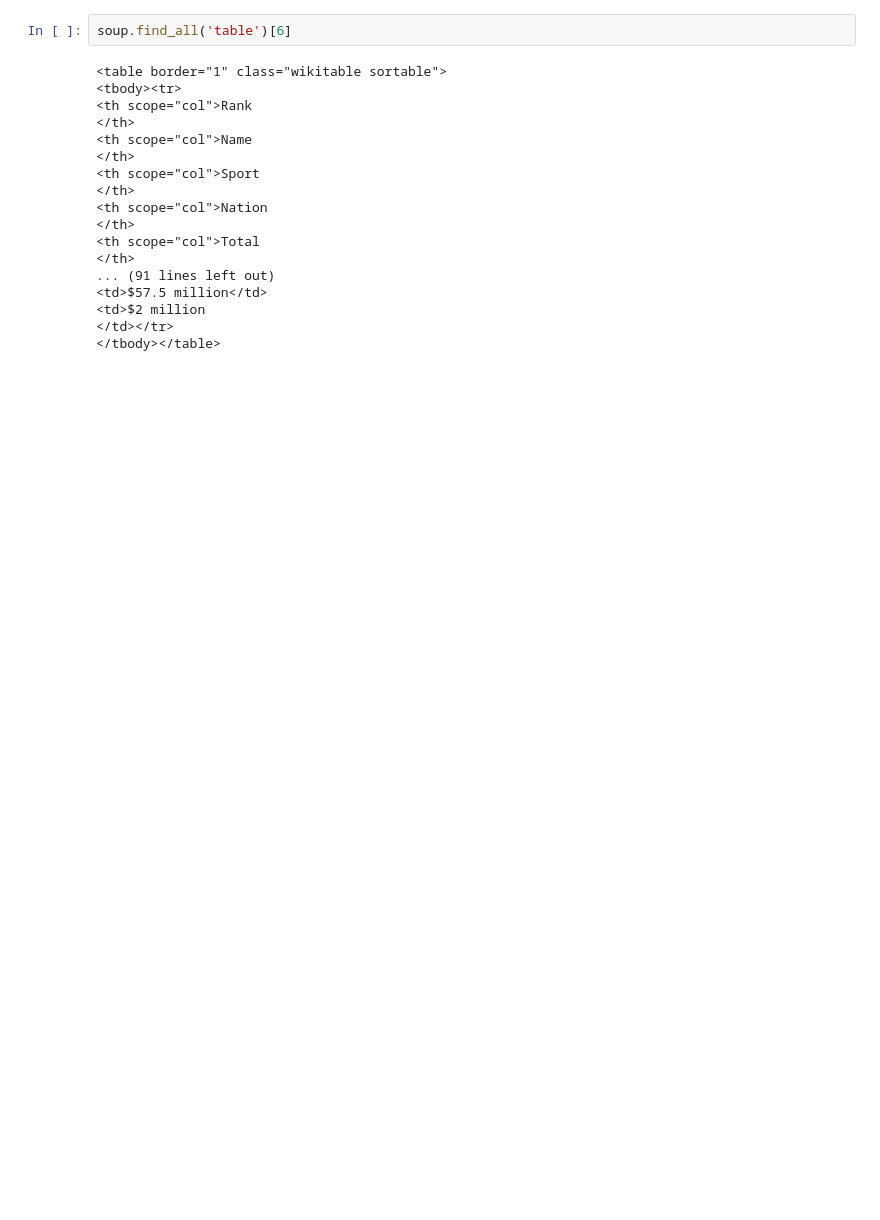
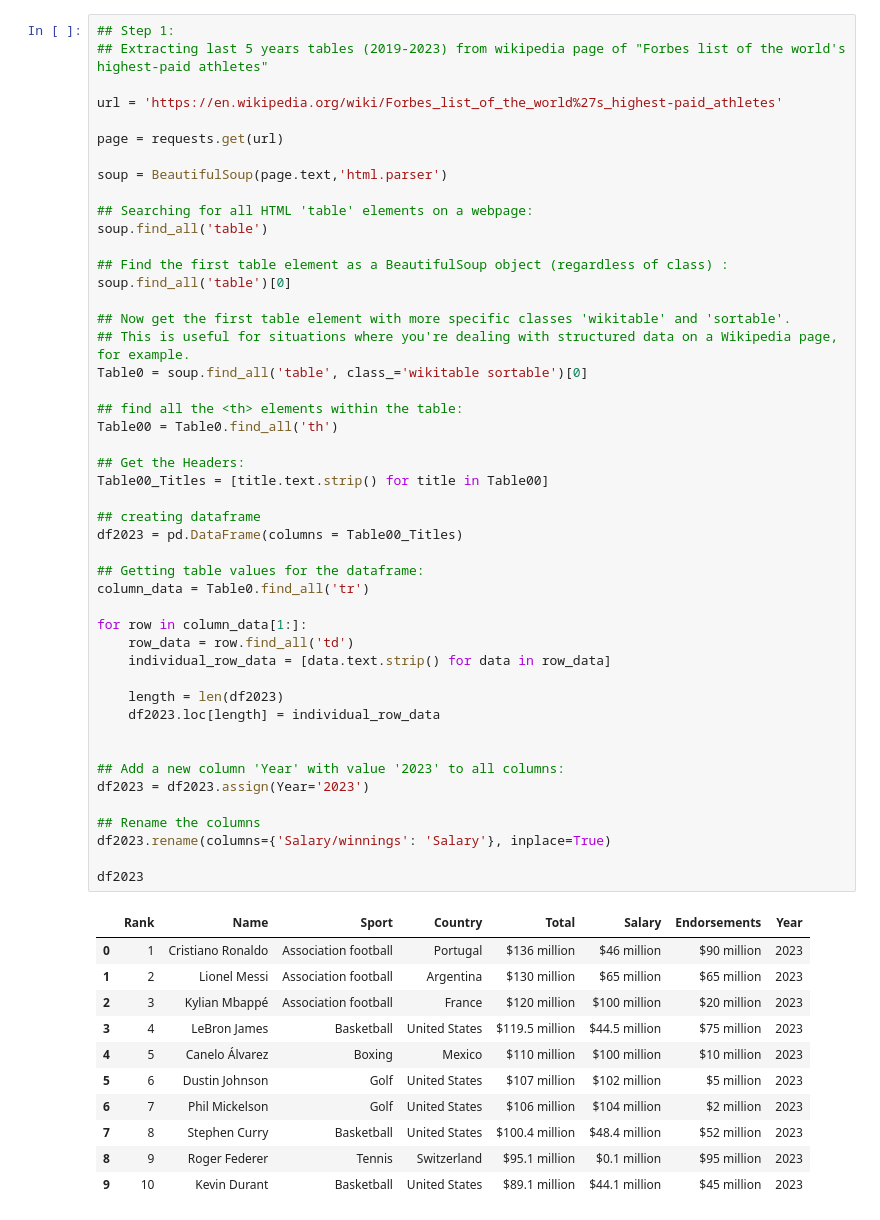
Before and after one commit to MelvinAgastin/Python_Projects_Repo_Cantek-Academy, a Jupyter notebook: Web-scraping_Python.ipynb, the cells around one changed output. Drawn from its saved outputs; the diff is of its cells as text; blank space fills up the shorter version.

```diff
--- a/Web-scraping_Python.ipynb
+++ b/Web-scraping_Python.ipynb
@@ -203,20 +6,59 @@ soup.find_all('table')[5]
-# %%
-soup.find_all('table')[6]
-# %% [output]
-<table border="1" class="wikitable sortable">
-<tbody><tr>
-<th scope="col">Rank
-</th>
-<th scope="col">Name
-</th>
-<th scope="col">Sport
-</th>
-<th scope="col">Nation
-</th>
-<th scope="col">Total
-</th>
-... (91 lines left out)
-<td>$57.5 million</td>
-<td>$2 million
-</td></tr>
-</tbody></table>
+# %%
+## Step 1:
+## Extracting last 5 years tables (2019-2023) from wikipedia page of "Forbes list of the world's highest-paid athletes"
+
+url = 'https://en.wikipedia.org/wiki/Forbes_list_of_the_world%27s_highest-paid_athletes'
+
+page = requests.get(url)
+
+soup = BeautifulSoup(page.text,'html.parser')
+
+## Searching for all HTML 'table' elements on a webpage:
+soup.find_all('table')
+
+## Find the first table element as a BeautifulSoup object (regardless of class) :
+soup.find_all('table')[0]
+
+## Now get the first table element with more specific classes 'wikitable' and 'sortable'.
+## This is useful for situations where you're dealing with structured data on a Wikipedia page, for example.
+Table0 = soup.find_all('table', class_='wikitable sortable')[0]
+
+## find all the <th> elements within the table:
+Table00 = Table0.find_all('th')
+
+## Get the Headers:
+Table00_Titles = [title.text.strip() for title in Table00]
+
+## creating dataframe
+df2023 = pd.DataFrame(columns = Table00_Titles)
+
+## Getting table values for the dataframe:
+column_data = Table0.find_all('tr')
+
+for row in column_data[1:]:
+    row_data = row.find_all('td')
+    individual_row_data = [data.text.strip() for data in row_data]
+
+    length = len(df2023)
+    df2023.loc[length] = individual_row_data
+
+
+## Add a new column 'Year' with value '2023' to all columns:
+df2023 = df2023.assign(Year='2023')
+
+## Rename the columns
+df2023.rename(columns={'Salary/winnings': 'Salary'}, inplace=True)
+
+df2023
+# %% [output]
+|  | Rank | Name | Sport | Country | Total | Salary | Endorsements | Year |
+| 0 | 1 | Cristiano Ronaldo | Association football | Portugal | $136 million | $46 million | $90 million | 2023 |
+| 1 | 2 | Lionel Messi | Association football | Argentina | $130 million | $65 million | $65 million | 2023 |
+| 2 | 3 | Kylian Mbappé | Association football | France | $120 million | $100 million | $20 million | 2023 |
+| 3 | 4 | LeBron James | Basketball | United States | $119.5 million | $44.5 million | $75 million | 2023 |
+| 4 | 5 | Canelo Álvarez | Boxing | Mexico | $110 million | $100 million | $10 million | 2023 |
+| 5 | 6 | Dustin Johnson | Golf | United States | $107 million | $102 million | $5 million | 2023 |
+| 6 | 7 | Phil Mickelson | Golf | United States | $106 million | $104 million | $2 million | 2023 |
+| 7 | 8 | Stephen Curry | Basketball | United States | $100.4 million | $48.4 million | $52 million | 2023 |
+| 8 | 9 | Roger Federer | Tennis | Switzerland | $95.1 million | $0.1 million | $95 million | 2023 |
+| 9 | 10 | Kevin Durant | Basketball | United States | $89.1 million | $44.1 million | $45 million | 2023 |
```
Also changed, not shown: parts of 28 cells of this notebook.
